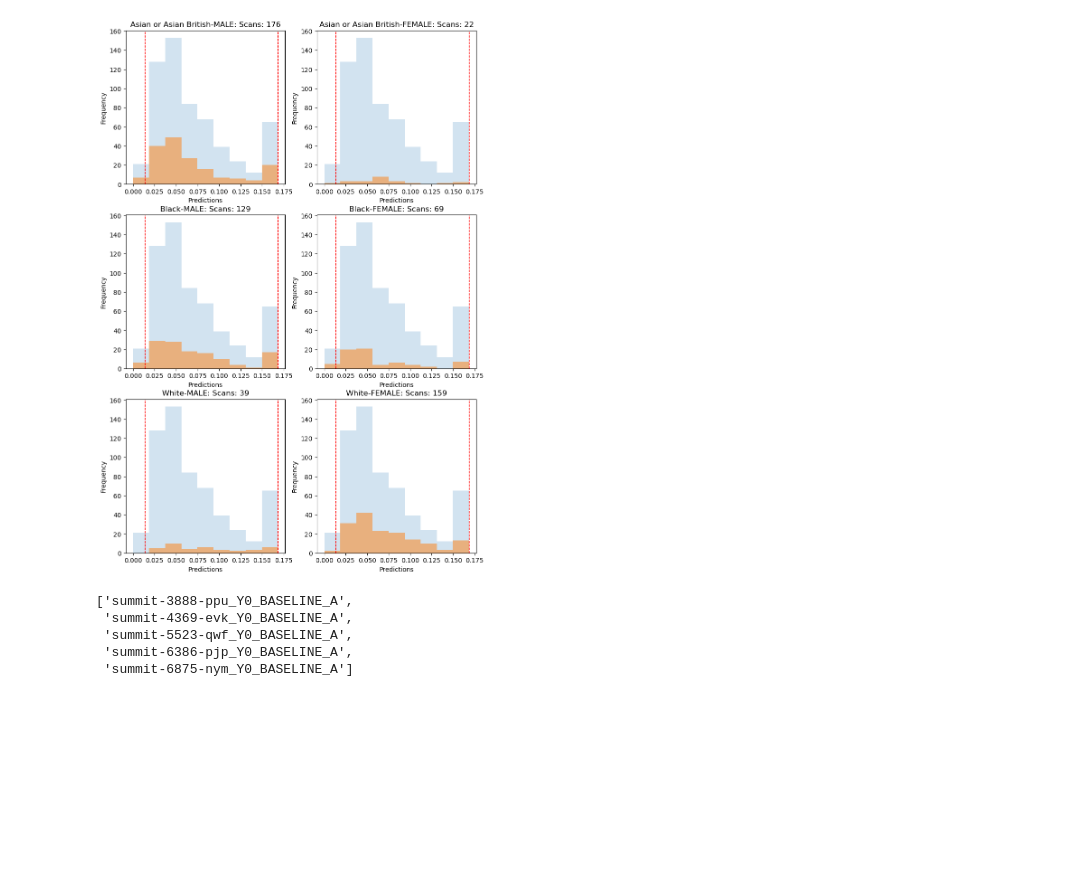
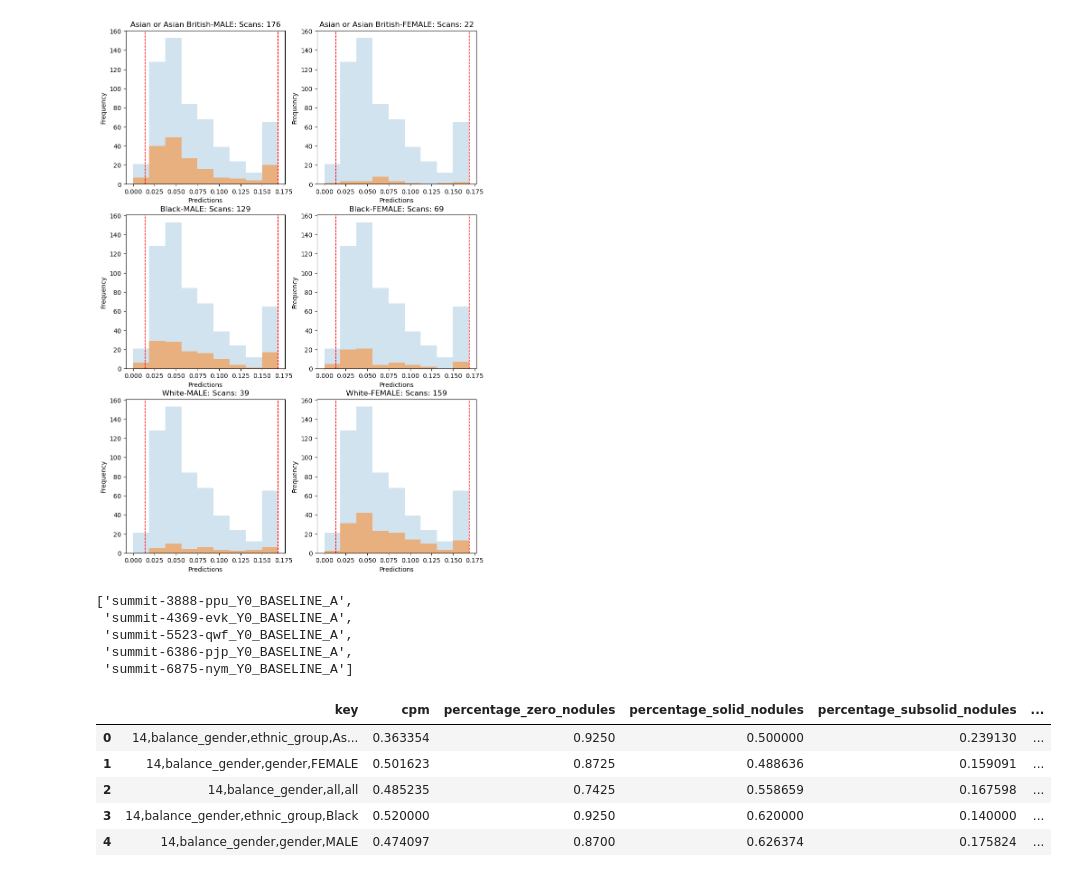
Before and after one commit to johnmccabe44/fairness-in-nodule-detection, a Jupyter notebook: workflows/prototype.ipynb, the cells around one changed output. Saved outputs shown, nothing was run; the diff lists cells and outputs as text; code cells hidden in the pictures; blank space fills up the shorter version.

```diff
--- a/workflows/prototype.ipynb
+++ b/workflows/prototype.ipynb
@@ -842,3 +842,35 @@ for idx, thresh in enumerate(thresh_itp[indices]):
  'summit-5523-qwf_Y0_BASELINE_A',
  'summit-6386-pjp_Y0_BASELINE_A',
  'summit-6875-nym_Y0_BASELINE_A']
+# %%
+from metaflow import Flow
+import pandas as pd
+
+
+
+cpm = pd.DataFrame.from_dict(Flow('FROCSamplingFlow').latest_run.data.cpm_summary, orient='index').rename(columns={0:'cpm'})
+perc_zero_nodules = pd.DataFrame.from_dict(Flow('FROCSamplingFlow').latest_run.data.percentage_zero_nodules, orient='index').rename(columns={0:'percentage_zero_nodules'})
+perc_solid_nodules = pd.DataFrame.from_dict(Flow('FROCSamplingFlow').latest_run.data.percentage_solid_nodules, orient='index').rename(columns={0:'percentage_solid_nodules'})
+perc_subsolid_nodules = pd.DataFrame.from_dict(Flow('FROCSamplingFlow').latest_run.data.percentage_subsolid_nodules, orient='index').rename(columns={0:'percentage_subsolid_nodules'})
+perc_partsolid_nodules = pd.DataFrame.from_dict(Flow('FROCSamplingFlow').latest_run.data.percentage_partsolid_nodules, orient='index').rename(columns={0:'percentage_partsolid_nodules'})
+perc_calcified_nodules = pd.DataFrame.from_dict(Flow('FROCSamplingFlow').latest_run.data.percentage_calcified_nodules, orient='index').rename(columns={0:'percentage_calcified_nodules'})
+
+data = pd.concat([
+    cpm,
+    perc_zero_nodules,
+    perc_solid_nodules,
+    perc_subsolid_nodules,
+    perc_partsolid_nodules,
+    perc_calcified_nodules
+    ], axis=1)
+data = data.reset_index().rename(columns={'index':'key'})
+data[['balance', 'group', 'category', 'sub_category']] = data.key.str.split(',', expand=True)
+
+display(data.head())
+# %% [output]
+|  | key | cpm | percentage_zero_nodules | percentage_solid_nodules | percentage_subsolid_nodules | ... |
+| 0 | 14,balance_gender,ethnic_group,As... | 0.363354 | 0.9250 | 0.500000 | 0.239130 | ... |
+| 1 | 14,balance_gender,gender,FEMALE | 0.501623 | 0.8725 | 0.488636 | 0.159091 | ... |
+| 2 | 14,balance_gender,all,all | 0.485235 | 0.7425 | 0.558659 | 0.167598 | ... |
+| 3 | 14,balance_gender,ethnic_group,Black | 0.520000 | 0.9250 | 0.620000 | 0.140000 | ... |
+| 4 | 14,balance_gender,gender,MALE | 0.474097 | 0.8700 | 0.626374 | 0.175824 | ... |
```
Also changed, not shown: parts of 2 cells of this notebook, 3 other files.
